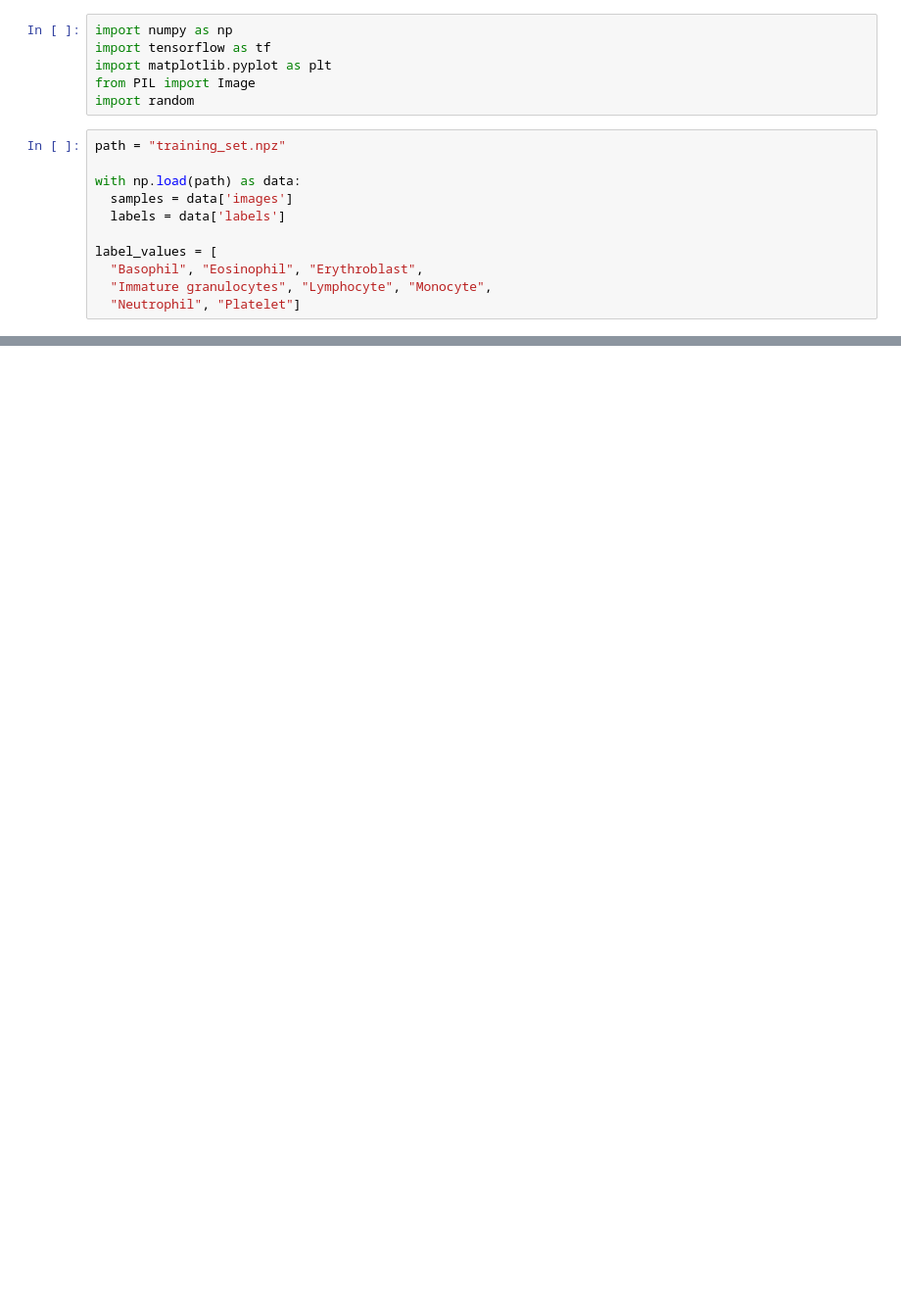
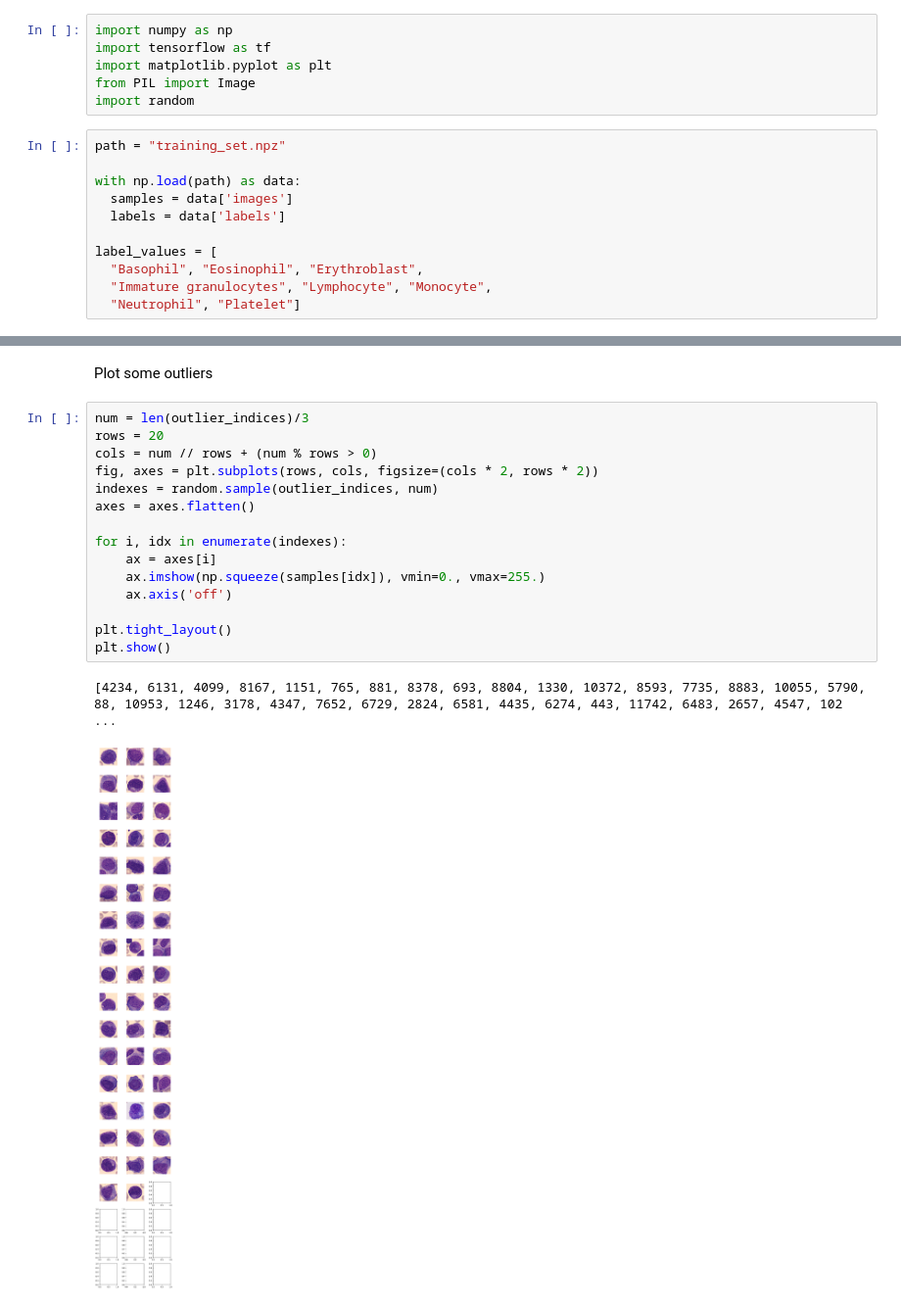
Before and after one commit to tomaz-suller/an2dl, a Jupyter notebook: homework-1/notebooks/chferra.ipynb, the cells around one changed output, grey strips where cells are left out. Shown at 98% size. Drawn from its saved outputs; the diff is of its cells as text; blank space fills up the shorter version.

```diff
--- a/homework-1/notebooks/chferra.ipynb
+++ b/homework-1/notebooks/chferra.ipynb
@@ -66,0 +82,20 @@ WARNING:matplotlib.image:Clipping input data to the valid range for imshow with
+# %% [markdown]
+Plot some outliers
+# %%
+num = len(outlier_indices)/3
+rows = 20
+cols = num // rows + (num % rows > 0)
+fig, axes = plt.subplots(rows, cols, figsize=(cols * 2, rows * 2))
+indexes = random.sample(outlier_indices, num)
+axes = axes.flatten()
+
+for i, idx in enumerate(indexes):
+    ax = axes[i]
+    ax.imshow(np.squeeze(samples[idx]), vmin=0., vmax=255.)
+    ax.axis('off')
+
+plt.tight_layout()
+plt.show()
+# %% [output]
+[4234, 6131, 4099, 8167, 1151, 765, 881, 8378, 693, 8804, 1330, 10372, 8593, 7735, 8883, 10055, 5790, 88, 10953, 1246, 3178, 4347, 7652, 6729, 2824, 6581, 4435, 6274, 443, 11742, 6483, 2657, 4547, 102 ...
+[figure, added]
```
Also changed, not shown: parts of 10 cells of this notebook.
